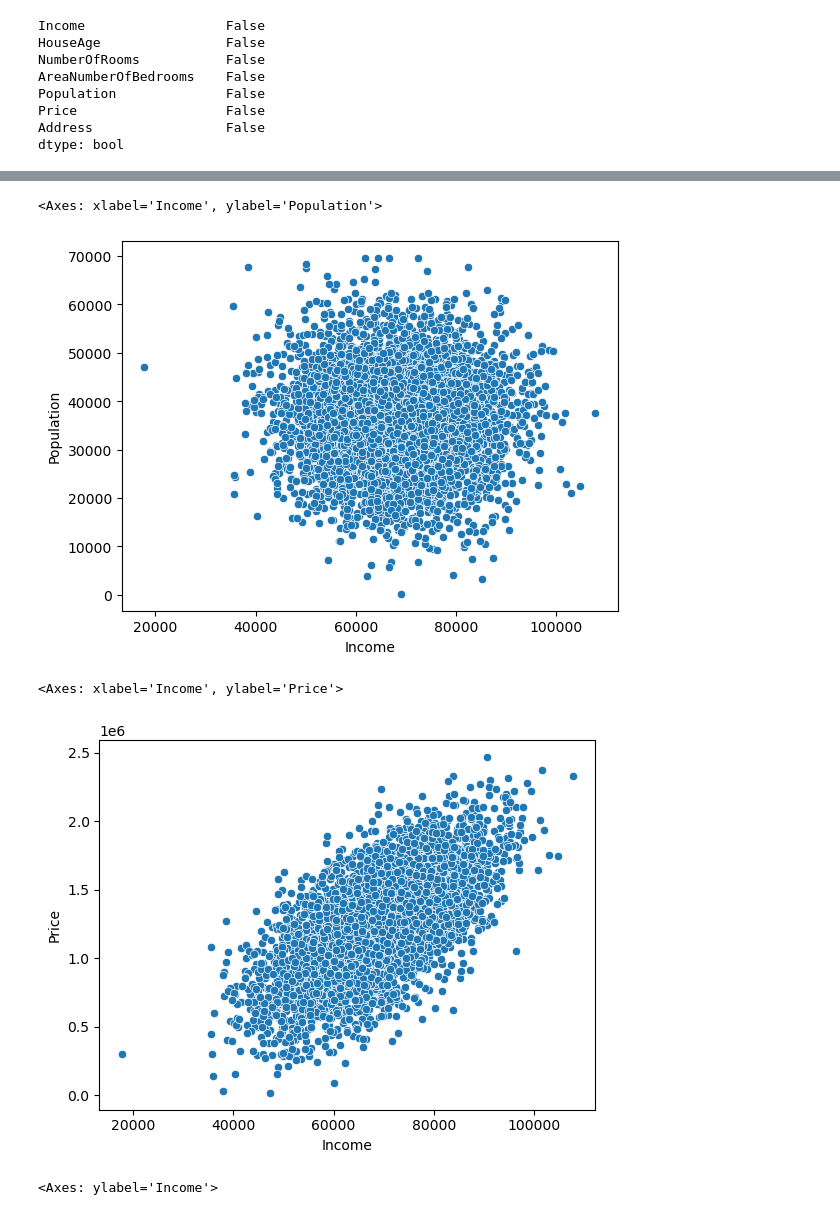
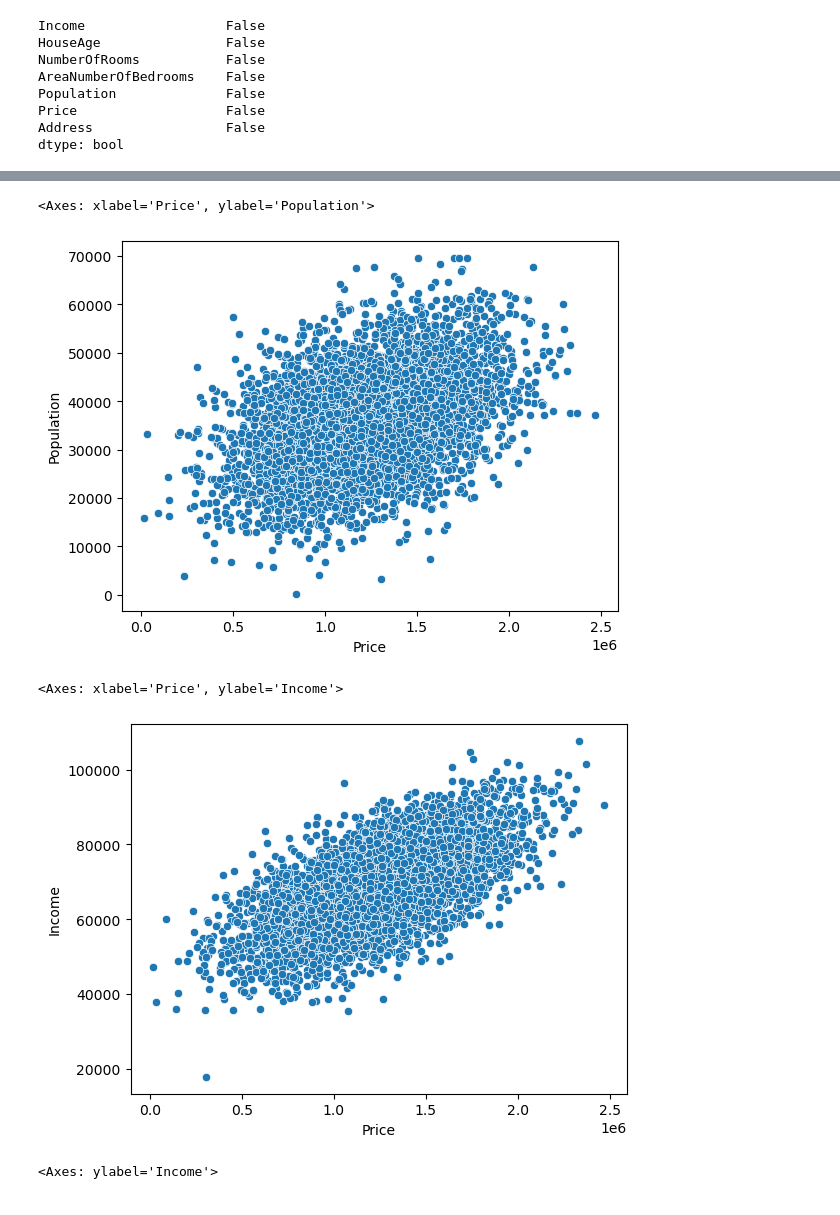
Before and after one commit to tun82434/cis4526, a Jupyter notebook: ML_Fall24_HW1_Regression_Duong.ipynb, the cells around one changed output, grey strips where cells are left out. Cells and saved outputs as stored; diff of their text form; code cells hidden in the pictures.

```diff
--- a/ML_Fall24_HW1_Regression_Duong.ipynb
+++ b/ML_Fall24_HW1_Regression_Duong.ipynb
@@ -103,13 +103,13 @@ sns.scatterplot(x='Income', y='AreaNumberOfBedrooms', data=df)
 # %%
-sns.scatterplot(x='Income', y='Population', data=df)
+sns.scatterplot(x='Price', y='Population', data=df)
 # %% [output]
-<Axes: xlabel='Income', ylabel='Population'>
+<Axes: xlabel='Price', ylabel='Population'>
-[figure, old version]
+[figure, new version]
 # %%
-sns.scatterplot(x='Income', y='Price', data=df)
+sns.scatterplot(x='Price', y='Income', data=df)
 # %% [output]
-<Axes: xlabel='Income', ylabel='Price'>
+<Axes: xlabel='Price', ylabel='Income'>
-[figure, old version]
+[figure, new version]
 # %%
 sns.boxplot(y=df['Income'])
 # %% [output]
```
Also changed, not shown: parts of 64 cells of this notebook.
